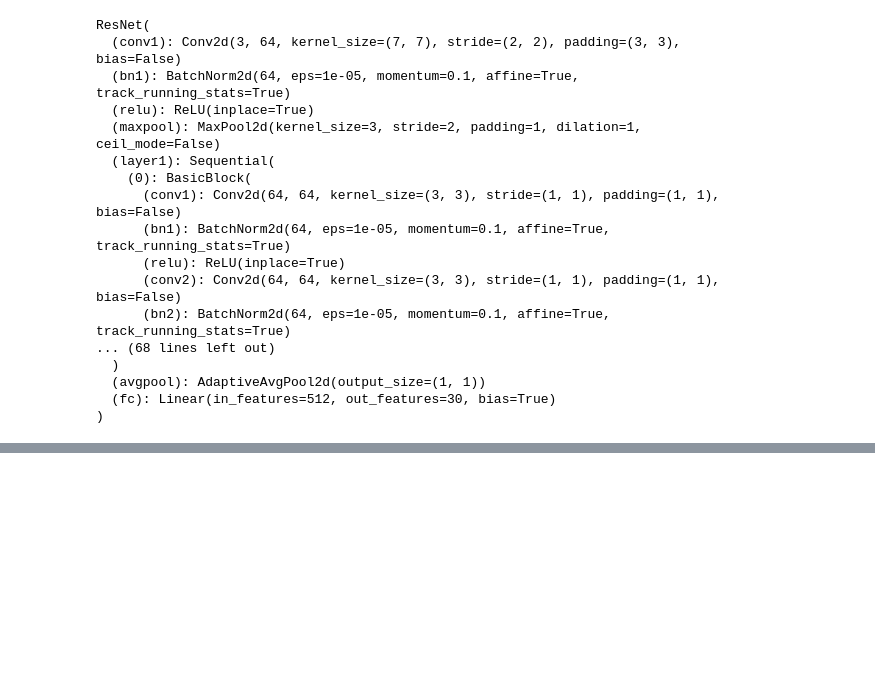
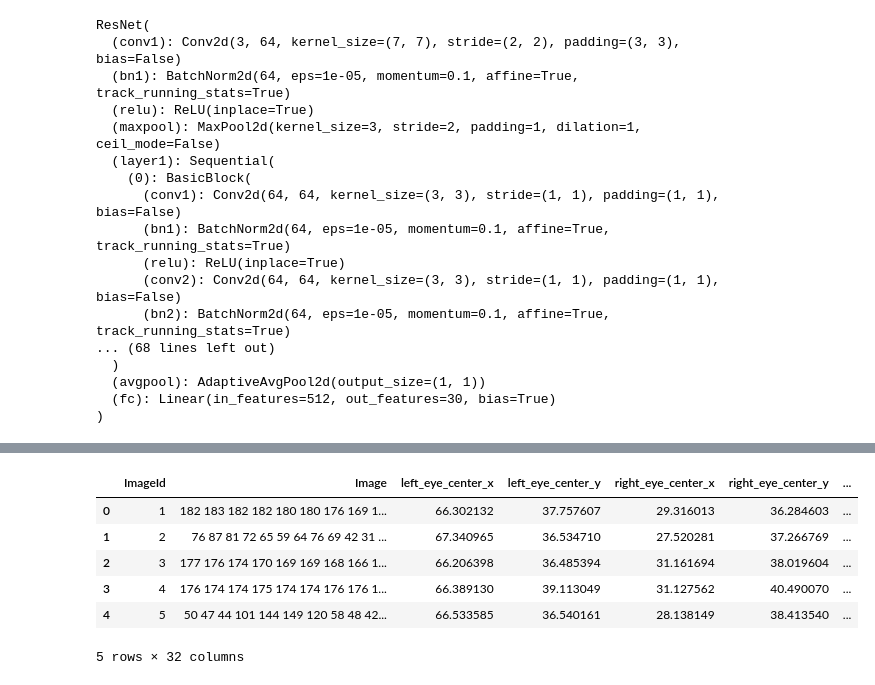
Before and after one commit to KunWang0129/CNN_Facial_Detection, a Jupyter notebook: Facial_Features.ipynb, the cells around one changed output, grey strips where cells are left out. Saved outputs shown, nothing was run; the diff lists cells and outputs as text; code cells hidden in the pictures; blank space fills up the shorter version.

```diff
--- a/Facial_Features.ipynb
+++ b/Facial_Features.ipynb
@@ -818,0 +865,3 @@ for idx in val_images_idxs:
+# %%
+for i, column in enumerate(columns_keypoints):
+    print(i, column)
@@ -818,0 +886,4 @@ for idx in val_images_idxs:
+# %%
+test_transform = torchvision.transforms.Compose([torchvision.transforms.ToTensor()])
+
+best_model.eval()
@@ -818,0 +908,25 @@ for idx in val_images_idxs:
+# %%
+for row_idx, test_row in test_data.iterrows():
+    image = test_row['Image']
+    image = np.fromstring(image, sep=' ').reshape([96, 96])
+    image = np.stack((image, image, image), axis=-1)
+    image = image / 255.0
+    image = test_transform(image)
+    image = image.unsqueeze(0)
+    image = image.type(torch.FloatTensor)
+    image = image.to(device)
+
+    with torch.no_grad():
+        pred_keypoints = best_model(image).cpu().detach().numpy().reshape((30,))
+
+    for column_idx, column in enumerate(columns_keypoints):
+        test_data.at[row_idx, column] = pred_keypoints[column_idx]
+test_data.head()
+# %% [output]
+|  | ImageId | Image | left_eye_center_x | left_eye_center_y | right_eye_center_x | right_eye_center_y | ... |
+| 0 | 1 | 182 183 182 182 180 180 176 169 1... | 66.302132 | 37.757607 | 29.316013 | 36.284603 | ... |
+| 1 | 2 | 76 87 81 72 65 59 64 76 69 42 31 ... | 67.340965 | 36.534710 | 27.520281 | 37.266769 | ... |
+| 2 | 3 | 177 176 174 170 169 169 168 166 1... | 66.206398 | 36.485394 | 31.161694 | 38.019604 | ... |
+| 3 | 4 | 176 174 174 175 174 174 176 176 1... | 66.389130 | 39.113049 | 31.127562 | 40.490070 | ... |
+| 4 | 5 | 50 47 44 101 144 149 120 58 48 42... | 66.533585 | 36.540161 | 28.138149 | 38.413540 | ... |
+5 rows × 32 columns
```
Also changed, not shown: parts of 17 cells of this notebook, 1 other file.
